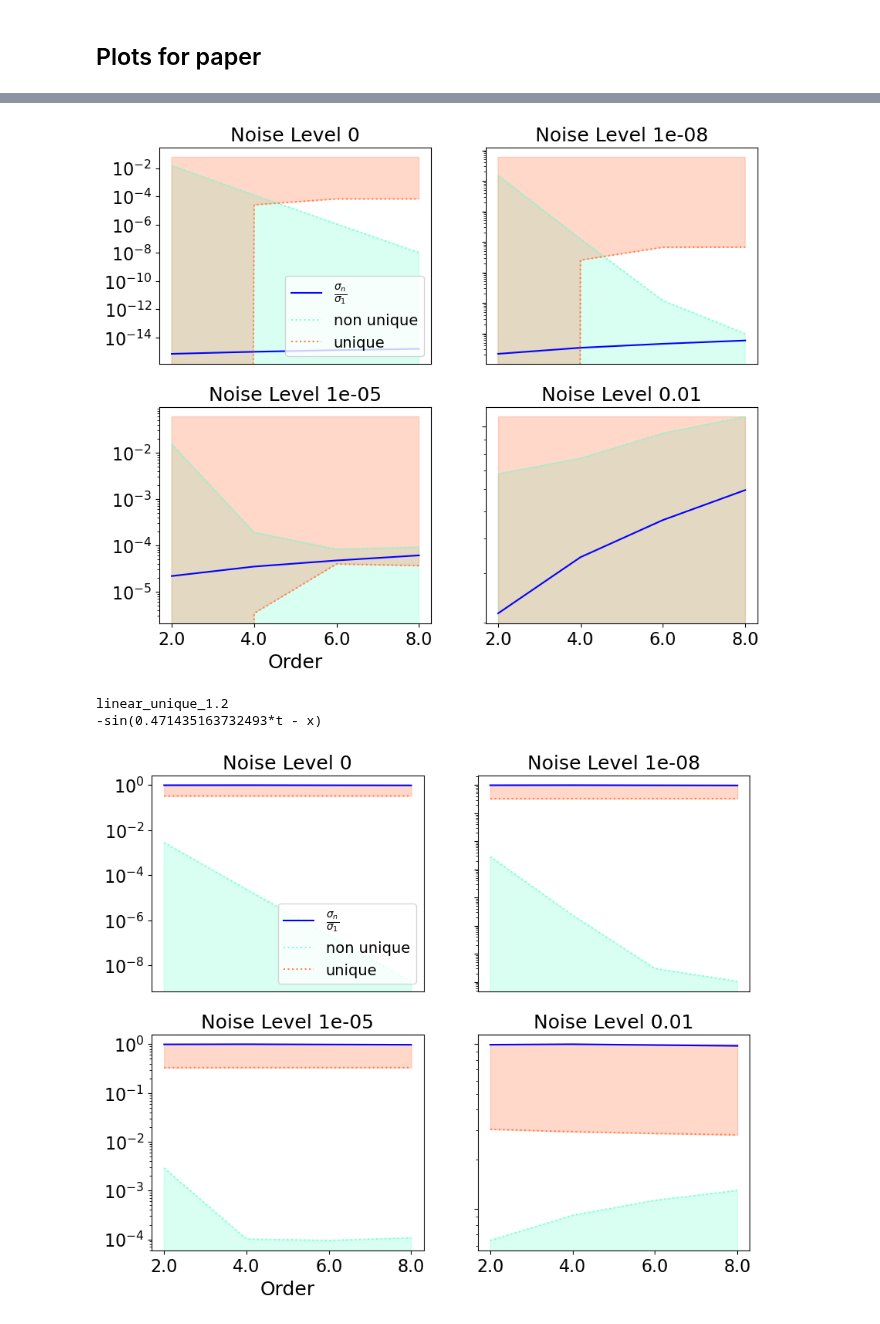
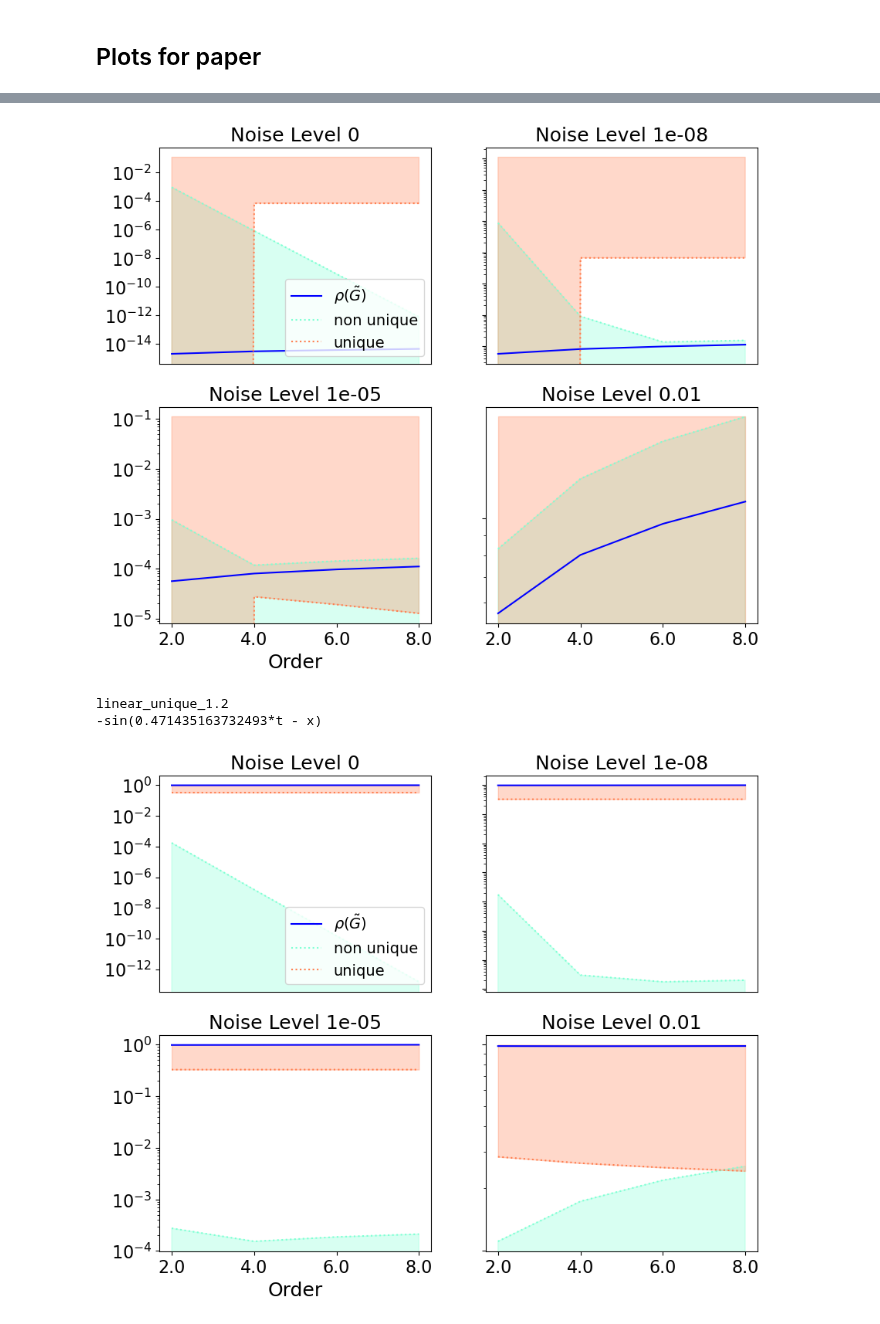
Before and after one commit to HillaryHauger/robust-identifiability-symbolic-recovery, a Jupyter notebook: Noise Analysis/SFrancO_analysis.ipynb, the cells around one changed output, grey strips where cells are left out. Saved outputs shown, nothing was run; the diff lists cells and outputs as text; code cells hidden in the pictures.

```diff
--- a/Noise Analysis/SFrancO_analysis.ipynb
+++ b/Noise Analysis/SFrancO_analysis.ipynb
@@ -126,7 +126,7 @@ def plot_paper(noise_levels,result,image_path,title='Classification for differen
         #print(i//(num_rows), j%(num_cols))
 
         axs[i//(num_rows), j%(num_cols)].set_title(f"Noise Level {noise_level}", fontsize=ticksize)
-        axs[i//(num_rows), j%(num_cols)].plot(df["ratio"], color='blue',label =r"$\frac{\sigma_n}{\sigma_1}$" )
+        axs[i//(num_rows), j%(num_cols)].plot(df["ratio"], color='blue',label =r"$\rho(\tilde{G})$" )
         axs[i//(num_rows), j%(num_cols)].plot(df["threshold_exact_nonuniq"], ':', label='non unique', color='aquamarine')
         axs[i//(num_rows), j%(num_cols)].fill_between(df.index, 0, df["threshold_exact_nonuniq"], color='aquamarine', alpha=0.3)
 
@@ -167,27 +167,31 @@ def plot_paper(noise_levels,result,image_path,title='Classification for differen
 # %%
 noise_levels = [0,1e-08,1e-05,1e-02]
 for experiment_name in experiment_names:
 
     #Get data
-    u,x,t,formula = experiment_data(n_samples=50,experiment_name=experiment_name)
+    u,x,t,formula = experiment_data(n_samples=150,experiment_name=experiment_name)
     dx=x[1]-x[0]
     dt=t[1]-t[0]
     print(experiment_name)
     print(formula)
 
     result = get_result_df(u,dx,noise_levels,boundary=True)
     #Save results
     # Creating the directory if it doesn't exist
     directory_path="results/" + experiment_name
     if not os.path.exists(directory_path):
         os.makedirs(directory_path)
     result.to_csv(directory_path+"/results.csv")
+    if experiment_name == experiment_names[0]:
+        filename = "Paper/linear_nonunique_sfranco.svg"
+    elif experiment_name == experiment_names[1]:
+        filename = "Paper/linear_unique_sfranco.svg"
 
-    plot_paper(noise_levels,result,"Paper/"+experiment_name+"/classification_noise_level_sfranco_paper.svg", title=f"{experiment_name} {formula}")
+    plot_paper(noise_levels,result,filename, title=f"{experiment_name} {formula}")
 # %% [output]
 linear_nonunique_1
 exp(-0.471435163732493*t + x)
-[figure, old version]
+[figure, new version]
 linear_unique_1.2
 -sin(0.471435163732493*t - x)
-[figure, old version]
+[figure, new version]
```
Also changed, not shown: 3 other files.
